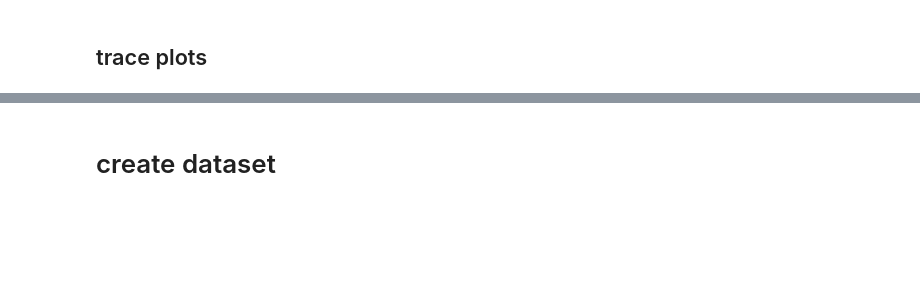
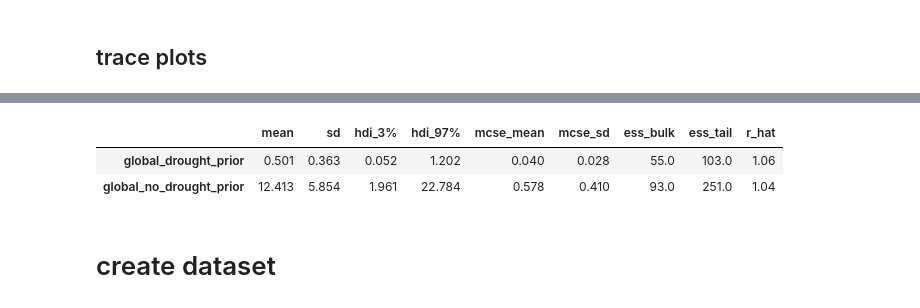
Before and after one commit to greenguy33/environmental-bayesian-modeling, a Jupyter notebook: notebooks/drought-agtfp-gdp-model.ipynb, the cells around one changed output, grey strips where cells are left out. Cells and saved outputs as stored; diff of their text form; code cells hidden in the pictures; blank space fills up the shorter version.

```diff
--- a/notebooks/drought-agtfp-gdp-model.ipynb
+++ b/notebooks/drought-agtfp-gdp-model.ipynb
@@ -221,0 +275,42 @@ fig.show()
+# %%
+with pm.Model() as model:
+
+    global_drought_prior = pm.HalfNormal("global_drought_prior", 1)
+    global_no_drought_prior = pm.HalfNormal("global_no_drought_prior", 10)
+
+    country_drought_prior_coefs = pt.expand_dims(pm.HalfNormal("country_drought_prior_coefs", global_drought_prior, shape=(len(set(data.country)))),axis=1)
+    country_no_drought_prior_coefs = pt.expand_dims(pm.HalfNormal("country_no_drought_prior_coefs", global_no_drought_prior, shape=(len(set(data.country)))),axis=1)
+
+    country_drought_priors = pm.Deterministic("country_drought_prior",pt.sum(country_drought_prior_coefs*country_fixed_effect_matrix,axis=0))
+    country_no_drought_priors = pm.Deterministic("country_no_drought_prior",pt.sum(country_no_drought_prior_coefs*country_fixed_effect_matrix,axis=0))
+
+    drought_prior = pm.Dirichlet("drought_prior", pt.transpose([country_no_drought_priors, country_drought_priors]))
+    drought_posterior = pm.Categorical("drought_posterior", drought_prior, observed=data.drought)
+
+    drought_tfp_coef = pm.Normal("drought_tfp_coef", 0, 1)
+    intercept = pm.Normal("intercept", 0, 1)
+
+    year_fixed_effect_coefs = pt.expand_dims(pm.Normal("year_fixed_effect_coefs", 0, 10, shape=(len(set(data.year)))),axis=1)
+    year_fixed_effects = pm.Deterministic("year_fixed_effects",pt.sum(year_fixed_effect_coefs*year_fixed_effect_matrix,axis=0))
+
+    country_fixed_effect_coefs = pt.expand_dims(pm.Normal("country_fixed_effect_coefs", 0, 10, shape=(len(set(data.country)))),axis=1)
+    country_fixed_effects = pm.Deterministic("country_fixed_effects",pt.sum(country_fixed_effect_coefs*country_fixed_effect_matrix,axis=0))
+
+    country_grad_effect_coefs = pt.expand_dims(pm.Normal("country_grad_effect_coefs", 0, 10, shape=(len(set(data.country)))),axis=1)
+    country_grad_effects = pm.Deterministic("grad_effects",pt.sum(country_grad_effect_coefs*country_grad_effect_matrix,axis=0))
+
+    tfp_prior = pm.Normal(
+        "tfp_prior",
+        (drought_tfp_coef * drought_posterior) +
+        # country_fixed_effects +
+        # year_fixed_effects +
+        # country_grad_effects +
+        intercept
+    )
+
+    tfp_sd = pm.HalfNormal("tfp_sd", 1)
+    tfp_posterior = pm.Normal("tfp_posterior", tfp_prior, tfp_sd, observed = tfp_scaled)
+
+    prior = pm.sample_prior_predictive()
+    trace = pm.sample(target_accept=.99, cores=4)
+    posterior = pm.sample_posterior_predictive(trace, extend_inferencedata=True)
@@ -222,3 +330,9 @@ fig.show()
+# %%
+az.summary(trace, var_names=["global_drought_prior","global_no_drought_prior"])
+# %% [output]
+|  | mean | sd | hdi_3% | hdi_97% | mcse_mean | mcse_sd | ess_bulk | ess_tail | r_hat |
+| global_drought_prior | 0.501 | 0.363 | 0.052 | 1.202 | 0.040 | 0.028 | 55.0 | 103.0 | 1.06 |
+| global_no_drought_prior | 12.413 | 5.854 | 1.961 | 22.784 | 0.578 | 0.410 | 93.0 | 251.0 | 1.04 |
 # %% [markdown]
 # create dataset
 # %%
```
Also changed, not shown: parts of 16 cells of this notebook, 1 other file.
